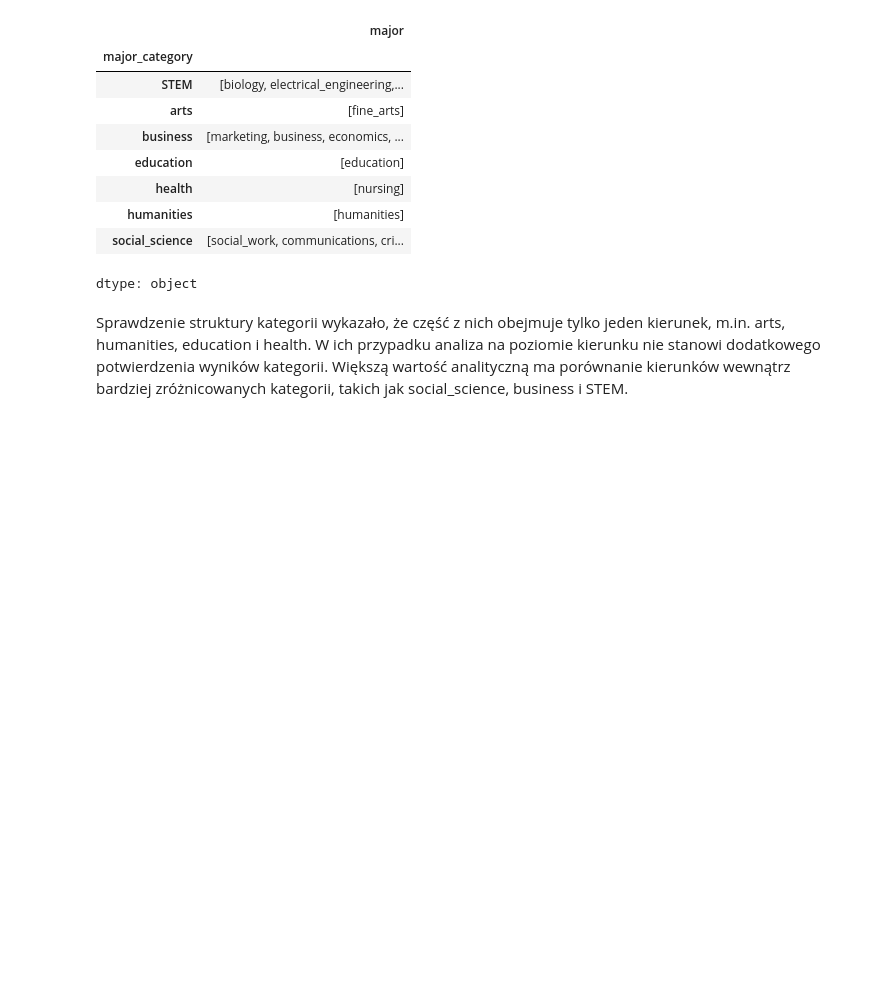
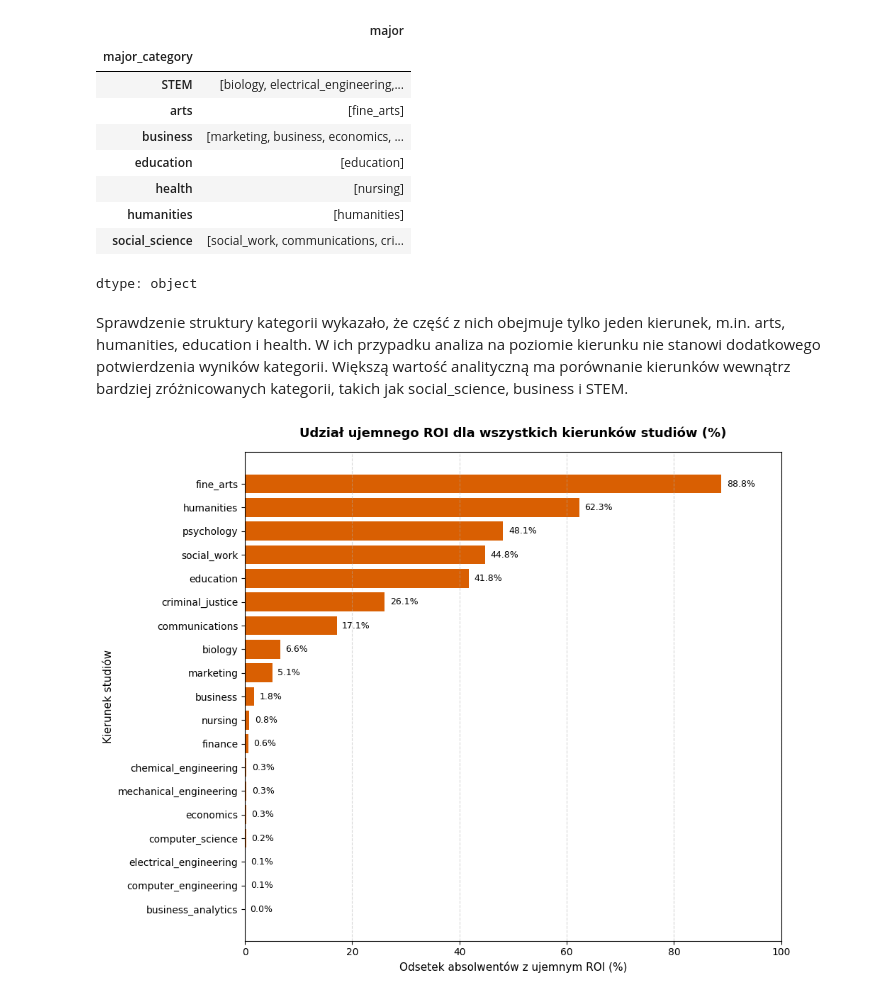
Before and after one commit to konradcodes1/university-majors-eda-analysis, a Jupyter notebook: majors_eda.ipynb, the cells around one changed output. Drawn from its saved outputs; the diff is of its cells as text; code cells hidden in the pictures; blank space fills up the shorter version.

Commit message:
Dodany udział ujemnego ROI dla wszystkich kierunków studiów wraz z wizualizacją

```diff
--- a/majors_eda.ipynb
+++ b/majors_eda.ipynb
@@ -236,3 +236,41 @@ df.groupby("major_category")["major"].unique()
 dtype: object
 # %% [markdown]
 Sprawdzenie struktury kategorii wykazało, że część z nich obejmuje tylko jeden kierunek, m.in. arts, humanities, education i health. W ich przypadku analiza na poziomie kierunku nie stanowi dodatkowego potwierdzenia wyników kategorii. Większą wartość analityczną ma porównanie kierunków wewnątrz bardziej zróżnicowanych kategorii, takich jak social_science, business i STEM.
+# %%
+negative_roi_by_major = (
+    df.groupby('major')['net_roi_usd']
+    .apply(lambda x: (x < 0).mean() * 100)
+    .sort_values(ascending=True)
+    .reset_index(name='negative_roi_pct')
+)
+# %%
+plt.figure(figsize=(10, 8))
+bars = plt.barh(
+    negative_roi_by_major['major'],
+    negative_roi_by_major['negative_roi_pct'],
+    color='#d95f02'
+)
+
+# Formatowanie osi i tytułów
+plt.title('Udział ujemnego ROI dla wszystkich kierunków studiów (%)', fontsize=13, fontweight='bold', pad=15)
+plt.xlabel('Odsetek absolwentów z ujemnym ROI (%)', fontsize=11)
+plt.ylabel('Kierunek studiów', fontsize=11)
+plt.xlim(0, 100)
+plt.grid(axis='x', linestyle='--', alpha=0.5)
+
+# Dodanie etykiet z dokładnymi wartościami przy słupkach
+for bar in bars:
+    width = bar.get_width()
+    plt.text(
+        width + 1,
+        bar.get_y() + bar.get_height() / 2,
+        f'{width:.1f}%',
+        va='center',
+        ha='left',
+        fontsize=9
+    )
+
+plt.tight_layout()
+plt.show()
+# %% [output]
+[figure, added]
```
Also changed, not shown: parts of 1 cell of this notebook.
